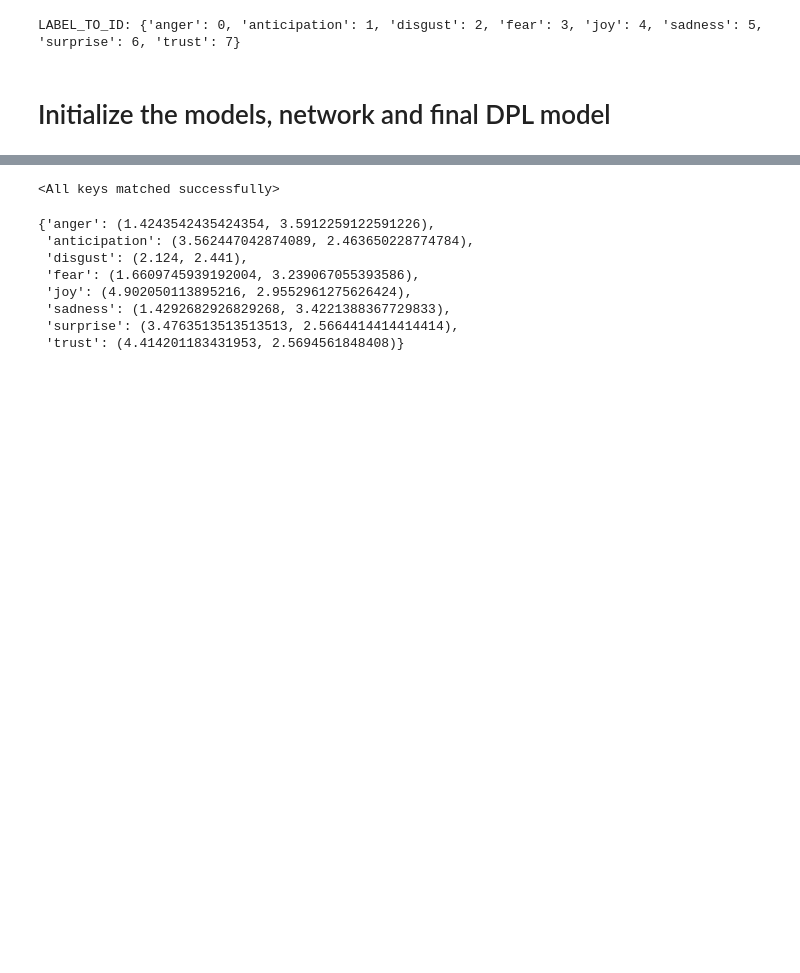
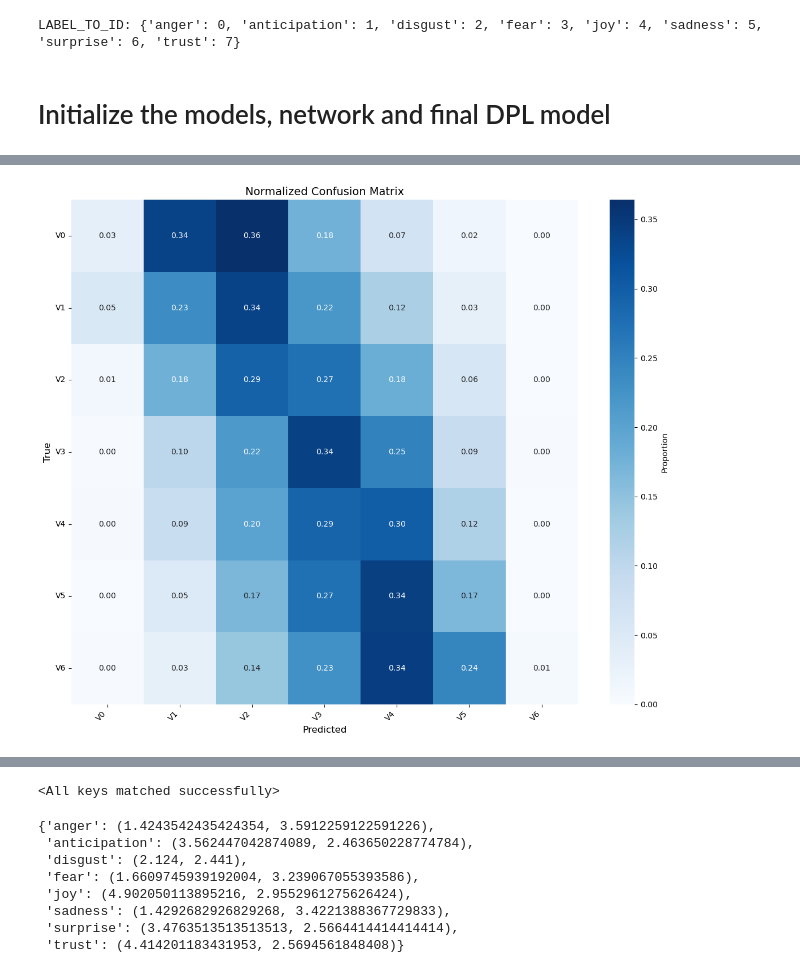
Before and after one commit to jarnedemoenvub/nsai_social_cognition, a Jupyter notebook: code/notebooks/nsai6.ipynb, the cells around one changed output, grey strips where cells are left out. Cells and saved outputs as stored; diff of their text form; code cells hidden in the pictures; blank space fills up the shorter version.

```diff
--- a/code/notebooks/nsai6.ipynb
+++ b/code/notebooks/nsai6.ipynb
@@ -991,47 +1137,68 @@ face_aro_network.optimizer = optimizer
+# %%
+scene_val_model_raw = MLP(
+    512,        # input size
+    256, 64,   # hidden layers
+    len(VALENCE_BINS) - 1,       # output size (valence bins)
+    activation=nn.ReLU,
+    softmax=False,
+    batch=True
+)
+scene_val_model = DeviceAwareModule(scene_val_model_raw).to(DEVICE)
 # %%
-# EPOCHS = 20
+EPOCHS = 20
 
-# for epoch in range(EPOCHS):
-#     print(f"\nEpoch {epoch + 1}/{EPOCHS}")
+optimizer = torch.optim.AdamW(
+    scene_val_model.parameters(),
+    lr=1e-4,
+    weight_decay=1e-4
+)
 
-#     # Train
-#     train_loss, train_acc, train_acc_adj = train_epoch(
-#         scene_val_model,
-#         scene_val_train_loader,
-#         optimizer,
-#         class_weights=class_weights,
-#         ce_weight=0.3,
-#         reg_weight=0.5,
-#         adjacent_weight=0.2
-#     )
-#     print(f"Train Loss: {train_loss:.4f}, Train Accuracy: {train_acc:.4f}, Train Adjacent Accuracy: {train_acc_adj:.4f}")
+# Calculate weights
+train_labels = [df.loc[train_indices[i], 'valence_bin'] for i in range(len(train_indices))]
+class_counts = np.bincount(train_labels)
+class_weights_np = 1.0 / class_counts
+class_weights_np = class_weights_np / class_weights_np.sum() * len(class_weights_np)
+class_weights = torch.FloatTensor(class_weights_np).to(DEVICE)
 
-#     if (epoch + 1) % 5 == 0:
-#         # Evaluate
-#         results = evaluate_with_metrics(
-#             scene_val_model,
-#             scene_val_test_loader,
-#             valence_bin_labels,
-#             class_weights=class_weights,
-#             ce_weight=0.3,
-#             reg_weight=0.5,
-#             adjacent_weight=0.2
-#             )
-#         print_detailed_metrics(results, valence_bin_labels)
-#         # Plot confusion matrix
-#         plot_confusion_matrix(results['confusion_matrix'], valence_bin_labels, normalize=True)
+scene_val_train_dataset = SceneValDataset(train_indices)
+scene_val_test_dataset = SceneValDataset(test_indices)
 
-# torch.save(scene_val_model.state_dict(), os.path.join(model_dir, "scene_val_model.pth"))
-# Load the trained baseline model weights
+# Oversampling
+sample_weights = [class_weights_np[label] for label in train_labels]
+sampler = WeightedRandomSampler(sample_weights, len(sample_weights), replacement=True)
 
-scene_val_model_raw = MLP(
-    512,        # input size
-    256, 64,   # hidden layers
-    len(VALENCE_BINS),       # output size (valence bins)
-    activation=nn.ReLU,
-    softmax=True,
-    batch=True
+scene_val_train_loader = DataLoader(
+    scene_val_train_dataset,
+    batch_size=batch_size,
+    sampler=sampler
 )
-scene_val_model = DeviceAwareModule(scene_val_model_raw).to(DEVICE)
-scene_val_model.load_state_dict(torch.load(os.path.join(model_dir, "scene_val_model.pth")))
+
+scene_val_test_loader = DataLoader(scene_val_test_dataset, batch_size=batch_size, shuffle=False)
+
+for epoch in range(EPOCHS):
+    print(f"\nEpoch {epoch + 1}/{EPOCHS}")
+
+    # Train
+    train_loss, train_acc_adj, train_mae, train_mse = train_epoch(
+        scene_val_model,
+        scene_val_train_loader,
+        optimizer,
+        NUM_CLASSES=len(VALENCE_BINS),
+        class_weights=class_weights
+    )
+    print(f"Train Loss: {train_loss:.4f}, Train Adjacent Accuracy: {train_acc_adj:.4f}, Train MAE: {train_mae:.4f}, Train MSE: {train_mse:.4f}")
+
+    if (epoch + 1) % 5 == 0:
+        # Evaluate
+        results = evaluate_with_metrics(
+            scene_val_model,
+            scene_val_test_loader,
+            valence_bin_labels,
+            NUM_CLASSES=len(VALENCE_BINS)
+            )
+        print_detailed_metrics(results, valence_bin_labels)
+        # Plot confusion matrix
+        plot_confusion_matrix(results['confusion_matrix'], valence_bin_labels, normalize=True)
+
+torch.save(scene_val_model.state_dict(), os.path.join(model_dir, "scene_val_model.pth"))
 # %% [output]
@@ -1038,0 +1236 @@ scene_val_model.load_state_dict(torch.load(os.path.join(model_dir, "scene_val_mo
+[figure, added]
```
Also changed, not shown: parts of 27 cells of this notebook, 2 other files.
